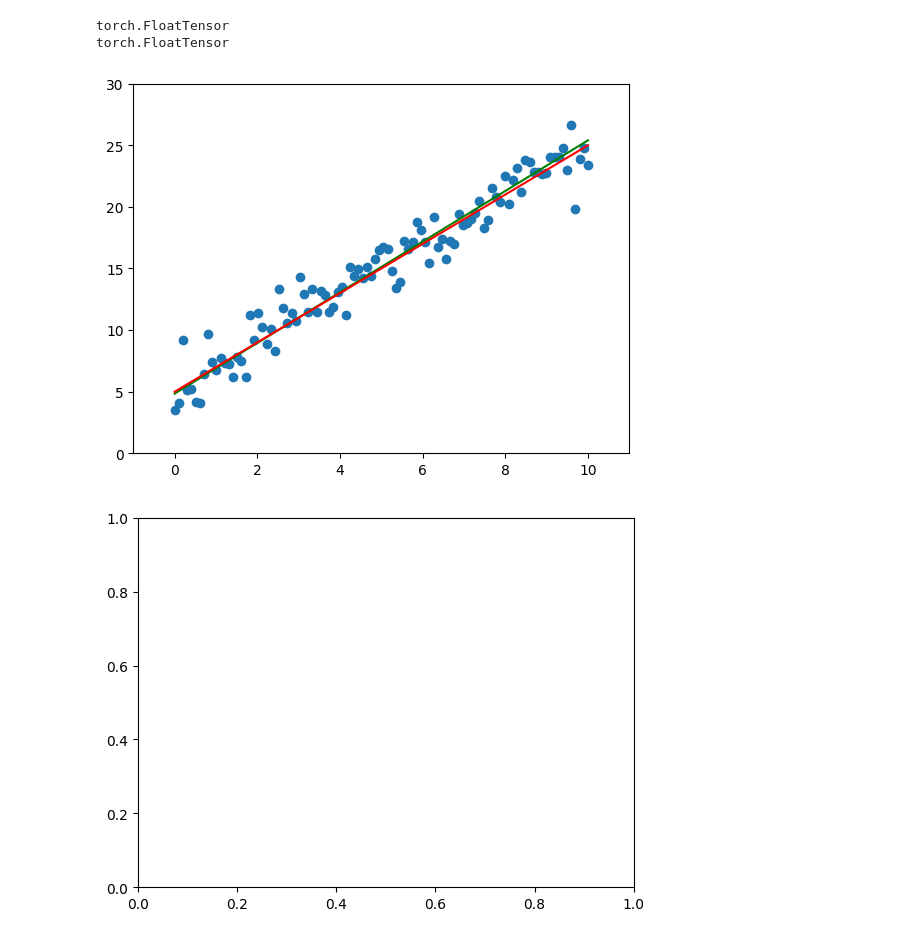
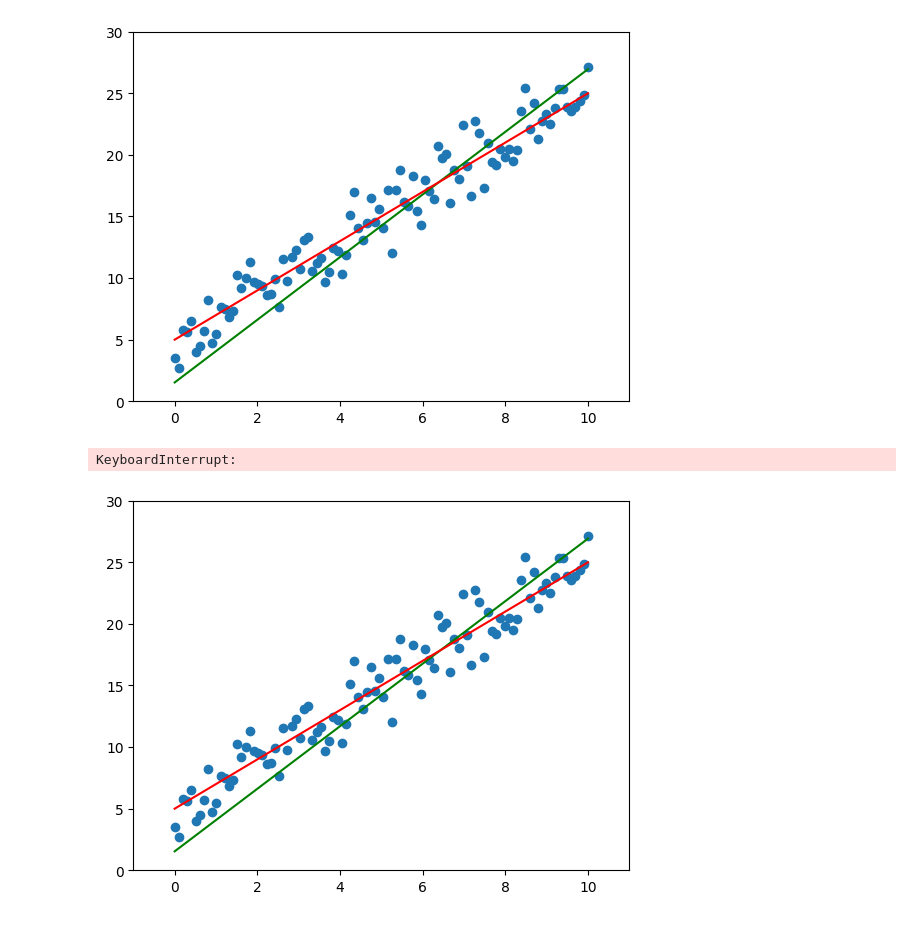
Before and after one commit to zhangjingxian1998/some_note, a Jupyter notebook: example/pytorch/pytorch_framwork.ipynb, the cells around one changed output. Saved outputs shown, nothing was run; the diff lists cells and outputs as text; code cells hidden in the pictures.

```diff
--- a/example/pytorch/pytorch_framwork.ipynb
+++ b/example/pytorch/pytorch_framwork.ipynb
@@ -76,9 +69,17 @@ lr = 0.05
 epochs = 300
 # %%
-data_path = './data/linear_data.npy'
-train_data = MyDataset('train', data_path)
-val_data   = MyDataset('val', data_path)
-test_data  = MyDataset('test', data_path)
+# 初始化
+data_shuffle_path = '../data/linear_data/linear_shuffle_data.npy'
+data_scatter_path = '../data/linear_data/linear_scatter_data.npy'
+data_true_path    = '../data/linear_data/linear_true_data.npy'
+
+data_shuffle = np.load(data_shuffle_path)
+data_scatter = np.load(data_scatter_path)
+data_true = np.load(data_true_path)
+
+train_data = MyDataset('train', data_shuffle_path)
+val_data   = MyDataset('val', data_shuffle_path)
+test_data  = MyDataset('test', data_shuffle_path)
 train_dataloader = DataLoader(train_data,
                               batch_size=batch_size,
                               num_workers=num_workers,
@@ -91,47 +92,46 @@ test_dataloader  = DataLoader(test_data,
                               batch_size=1,
                               num_workers=num_workers)
 model = MyModel()
+model_1 = MyModel_1()
 loss_f = Loss()
 optimizer = SGD(model.parameters(),
             lr=lr)
-# %% [output]
-torch.FloatTensor
-torch.FloatTensor
 # %%
 fig = plt.figure()
 ax = fig.add_subplot()
 ax.set_xlim(-1, 11)
 ax.set_ylim(0, 25)
 display(fig, display_id='plot')
 for epoch in range(epochs):
     for data in train_dataloader:
         output = model(data[:,0])
         loss = loss_f(output.squeeze(-1), data[:,1])
 
         optimizer.zero_grad()
         loss.backward()
         optimizer.step()
-    loss_sum = 0
+    # loss_sum = 0
+    # with torch.no_grad():
+    #     for data in val_dataloader:
+    #         output = model(data[:,0])
+    #         loss = loss_f(output, data[:,1])
+    #         loss_sum = loss_sum + loss
+
     with torch.no_grad():
-        for data in val_dataloader:
-            output = model(data[:,0])
-            loss = loss_f(output, data[:,1])
-            loss_sum = loss_sum + loss
-    m = model.linear_0.weight.data
-    b = model.linear_0.bias.data
-    y_show = m * x + b
+        y_show = model(torch.tensor(data_true[:,0]))
     ax.set_xlim(-1, 11)
     ax.set_ylim(0, 30)
-    ax.scatter(x, noisy_y)
-    ax.plot(x, y_show[0], color='green')
-    ax.plot(x, y, color='red')
+    ax.scatter(data_scatter[:,0], data_scatter[:,1])
+    ax.plot(data_true[:,0], y_show, color='green')
+    ax.plot(data_true[:,0], data_true[:,1], color='red')
     display(fig, display_id='plot',update=True)
     ax.clear()
-loss_sum = 0
-for data in  test_dataloader:
-    output = model(data[:,0])
-    loss = loss_f(output, data[:,1])
-    loss_sum = loss_sum + loss
+# loss_sum = 0
+# for data in  test_dataloader:
+#     output = model(data[:,0])
+#     loss = loss_f(output, data[:,1])
+#     loss_sum = loss_sum + loss
 # %% [output]
-[figure, old version]
+[figure, new version]
+KeyboardInterrupt:
-[figure, old version]
+[figure, new version]
```
Also changed, not shown: parts of 6 cells of this notebook, 2 other files.
